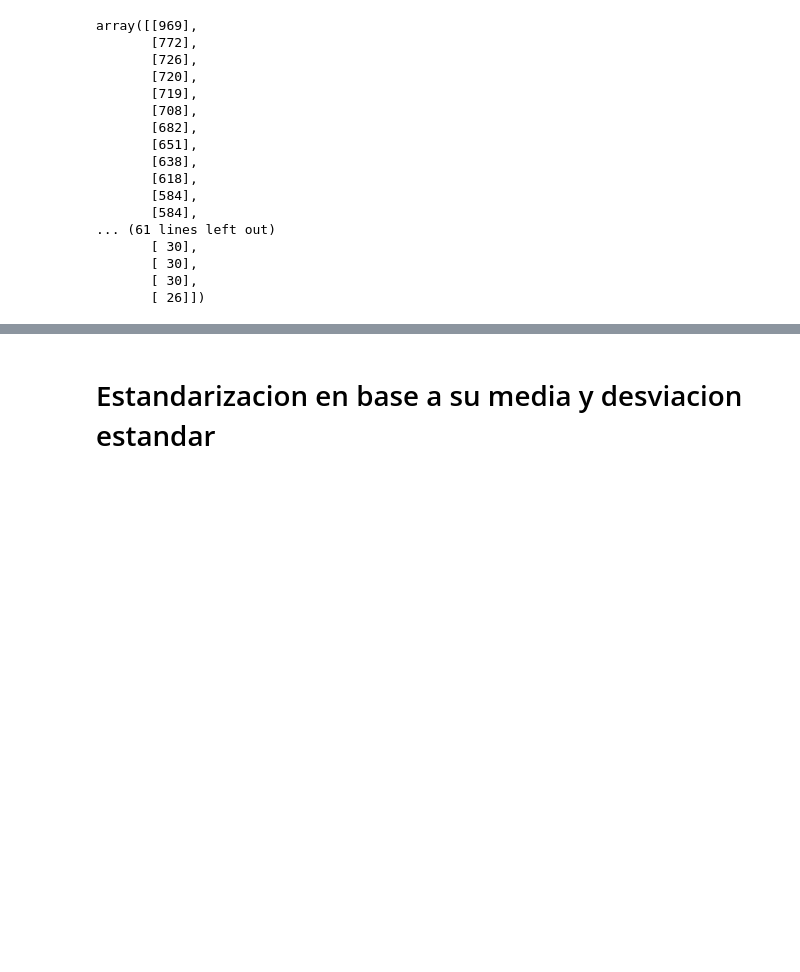
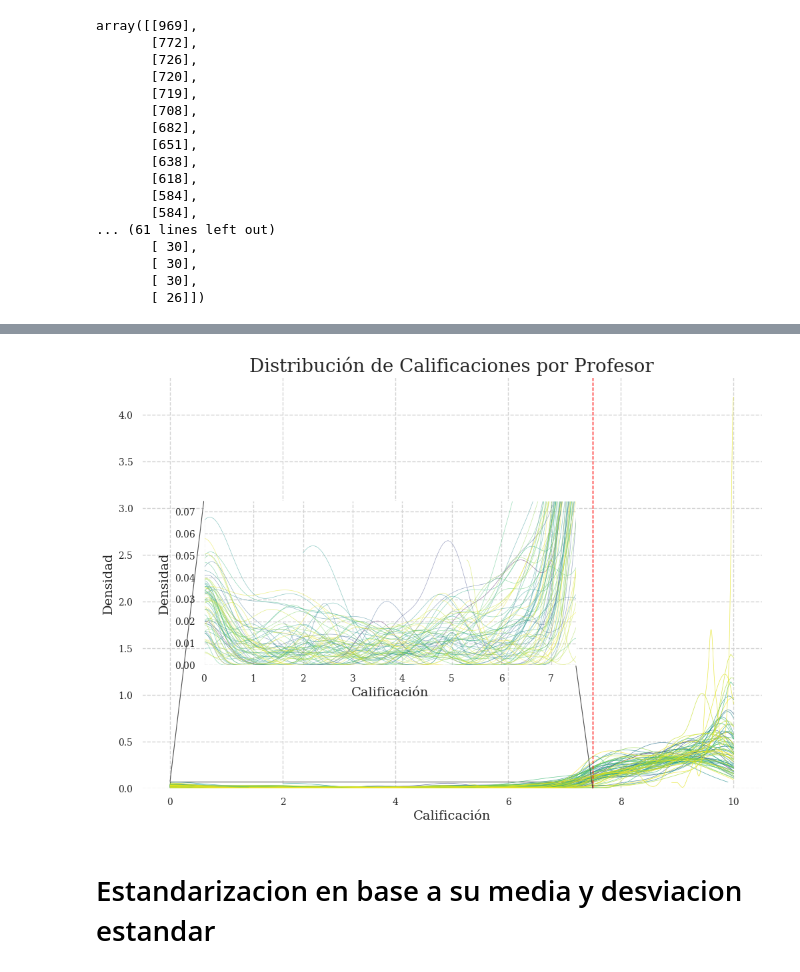
Before and after one commit to heritaco/CMAT, a Jupyter notebook: notebooks/03 Merge2/02 Distribucion de Profes.ipynb, the cells around one changed output, grey strips where cells are left out. Drawn from its saved outputs; the diff is of its cells as text; code cells hidden in the pictures; blank space fills up the shorter version.

```diff
--- a/notebooks/03 Merge2/02 Distribucion de Profes.ipynb
+++ b/notebooks/03 Merge2/02 Distribucion de Profes.ipynb
@@ -292,3 +321,53 @@ plt.show()
+# %%
+import matplotlib.pyplot as plt
+from mpl_toolkits.axes_grid1.inset_locator import inset_axes, mark_inset
+
+fig, ax = plt.subplots(figsize=(12, 8))
+for num in range(len(profes_ids)):
+    profe2 = materias[materias['CLAVEPROFESOR'] == profes_ids[num]]
+    profe2num = profe2[pd.to_numeric(profe2['CALIFICACION'], errors='coerce').notnull()]
+    if profe2num.empty:
+        continue
+    sns.kdeplot(
+        profe2num['CALIFICACION'],
+        cut=0, bw_adjust=0.5, clip=(0, 10),
+        label=f'Profesor {profes_ids[num]}',
+        alpha=0.8, linewidth=0.5, color=colors[num], ax=ax
+    )
+
+ax.set_title('Distribución de Calificaciones por Profesor')
+ax.set_xlabel('Calificación'); ax.set_ylabel('Densidad')
+
+# inset axes: width and height in axes fraction; loc can be 1–4
+axins = ax.inset_axes([0.1, 0.3, 0.6, 0.4])  # move by changing these four numbers
+for num in range(len(profes_ids)):
+    profe2 = materias[materias['CLAVEPROFESOR'] == profes_ids[num]]
+    profe2num = profe2[pd.to_numeric(profe2['CALIFICACION'], errors='coerce').notnull()]
+    if profe2num.empty:
+        continue
+    sns.kdeplot(
+        profe2num['CALIFICACION'],
+        cut=0, bw_adjust=0.5, clip=(0, 10),
+        alpha=0.5, linewidth=0.5, color=colors[num], ax=axins, legend=False
+    )
+    # axins.set_xticklabels([])
+    # axins.set_yticklabels([])
+    axins.set_xlabel('Calificación')
+    axins.set_ylabel('Densidad')
+
+# set zoom window
+axins.set_xlim(0, 7.5)
+axins.set_ylim(0, 0.075)
+
+# optional visual link to the region
+mark_inset(ax, axins, loc1=2, loc2=4, fc="none", ec="0.3", lw=0.8)
+
+# add a vline at 7.5 in the main plot
+ax.axvline(x=7.5, color='red', linestyle='--', linewidth=1, label='Límite Aprobatorio (7.5)')
+fig.savefig('visualizations/profes_distributions/all_professors_with_inset.png', bbox_inches='tight')
+plt.show()
+# %% [output]
+[figure, added]
 # %% [markdown]
 # Estandarizacion en base a su media y desviacion estandar
 # %% [markdown]
```
Also changed, not shown: parts of 2 cells of this notebook, 3 other files.
